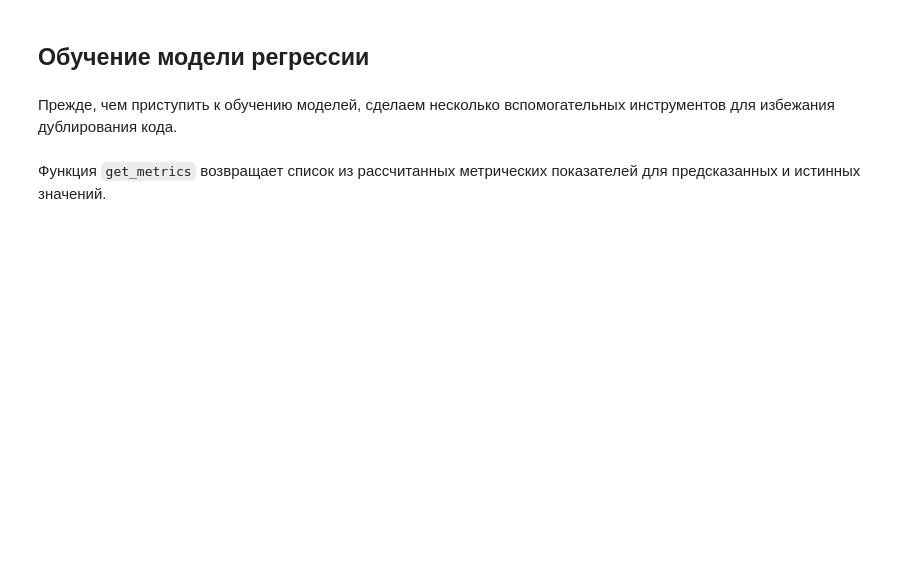
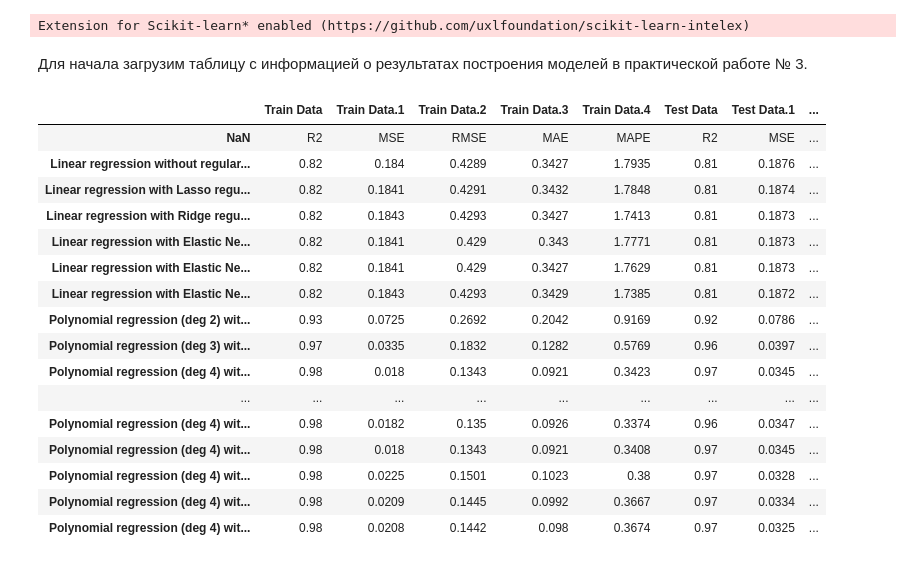
Before and after one commit to stwz13/ml, a Jupyter notebook: practice4.ipynb, the cells around one changed output. Drawn from its saved outputs; the diff is of its cells as text; code cells hidden in the pictures; blank space fills up the shorter version.

```diff
--- a/practice4.ipynb
+++ b/practice4.ipynb
@@ -192,6 +3,36 @@ scaled_df = pd.concat([scaled_df, data["stabf"]], axis=1)
-# %% [markdown]
-## Обучение модели регрессии
-# %% [markdown]
-Прежде, чем приступить к обучению моделей, сделаем несколько вспомогательных инструментов для избежания дублирования кода.
-# %% [markdown]
-Функция `get_metrics` возвращает список из рассчитанных метрических показателей для предсказанных и истинных значений.
+# %%
+import pandas as pd
+from sklearn.linear_model import LinearRegression
+
+from sklearnex import patch_sklearn
+patch_sklearn()
+from sklearn.metrics import r2_score, mean_squared_error, root_mean_squared_error, mean_absolute_error, \
+    mean_absolute_percentage_error
+from sklearn.model_selection import GridSearchCV, RandomizedSearchCV, train_test_split
+import optuna
+# %% [output]
+Extension for Scikit-learn* enabled (https://github.com/uxlfoundation/scikit-learn-intelex)
+# %% [markdown]
+Для начала загрузим таблицу с информацией о результатах построения моделей в практической работе № 3.
+# %%
+practice3_results = pd.read_csv("datasets/practice3_results.csv", index_col=0)
+
+practice3_results
+# %% [output]
+|  | Train Data | Train Data.1 | Train Data.2 | Train Data.3 | Train Data.4 | Test Data | Test Data.1 | ... |
+| NaN | R2 | MSE | RMSE | MAE | MAPE | R2 | MSE | ... |
+| Linear regression without regular... | 0.82 | 0.184 | 0.4289 | 0.3427 | 1.7935 | 0.81 | 0.1876 | ... |
+| Linear regression with Lasso regu... | 0.82 | 0.1841 | 0.4291 | 0.3432 | 1.7848 | 0.81 | 0.1874 | ... |
+| Linear regression with Ridge regu... | 0.82 | 0.1843 | 0.4293 | 0.3427 | 1.7413 | 0.81 | 0.1873 | ... |
+| Linear regression with Elastic Ne... | 0.82 | 0.1841 | 0.429 | 0.343 | 1.7771 | 0.81 | 0.1873 | ... |
+| Linear regression with Elastic Ne... | 0.82 | 0.1841 | 0.429 | 0.3427 | 1.7629 | 0.81 | 0.1873 | ... |
+| Linear regression with Elastic Ne... | 0.82 | 0.1843 | 0.4293 | 0.3429 | 1.7385 | 0.81 | 0.1872 | ... |
+| Polynomial regression (deg 2) wit... | 0.93 | 0.0725 | 0.2692 | 0.2042 | 0.9169 | 0.92 | 0.0786 | ... |
+| Polynomial regression (deg 3) wit... | 0.97 | 0.0335 | 0.1832 | 0.1282 | 0.5769 | 0.96 | 0.0397 | ... |
+| Polynomial regression (deg 4) wit... | 0.98 | 0.018 | 0.1343 | 0.0921 | 0.3423 | 0.97 | 0.0345 | ... |
+| ... | ... | ... | ... | ... | ... | ... | ... | ... |
+| Polynomial regression (deg 4) wit... | 0.98 | 0.0182 | 0.135 | 0.0926 | 0.3374 | 0.96 | 0.0347 | ... |
+| Polynomial regression (deg 4) wit... | 0.98 | 0.018 | 0.1343 | 0.0921 | 0.3408 | 0.97 | 0.0345 | ... |
+| Polynomial regression (deg 4) wit... | 0.98 | 0.0225 | 0.1501 | 0.1023 | 0.38 | 0.97 | 0.0328 | ... |
+| Polynomial regression (deg 4) wit... | 0.98 | 0.0209 | 0.1445 | 0.0992 | 0.3667 | 0.97 | 0.0334 | ... |
+| Polynomial regression (deg 4) wit... | 0.98 | 0.0208 | 0.1442 | 0.098 | 0.3674 | 0.97 | 0.0325 | ... |
```
Also changed, not shown: parts of 143 cells of this notebook, 1 other file.
